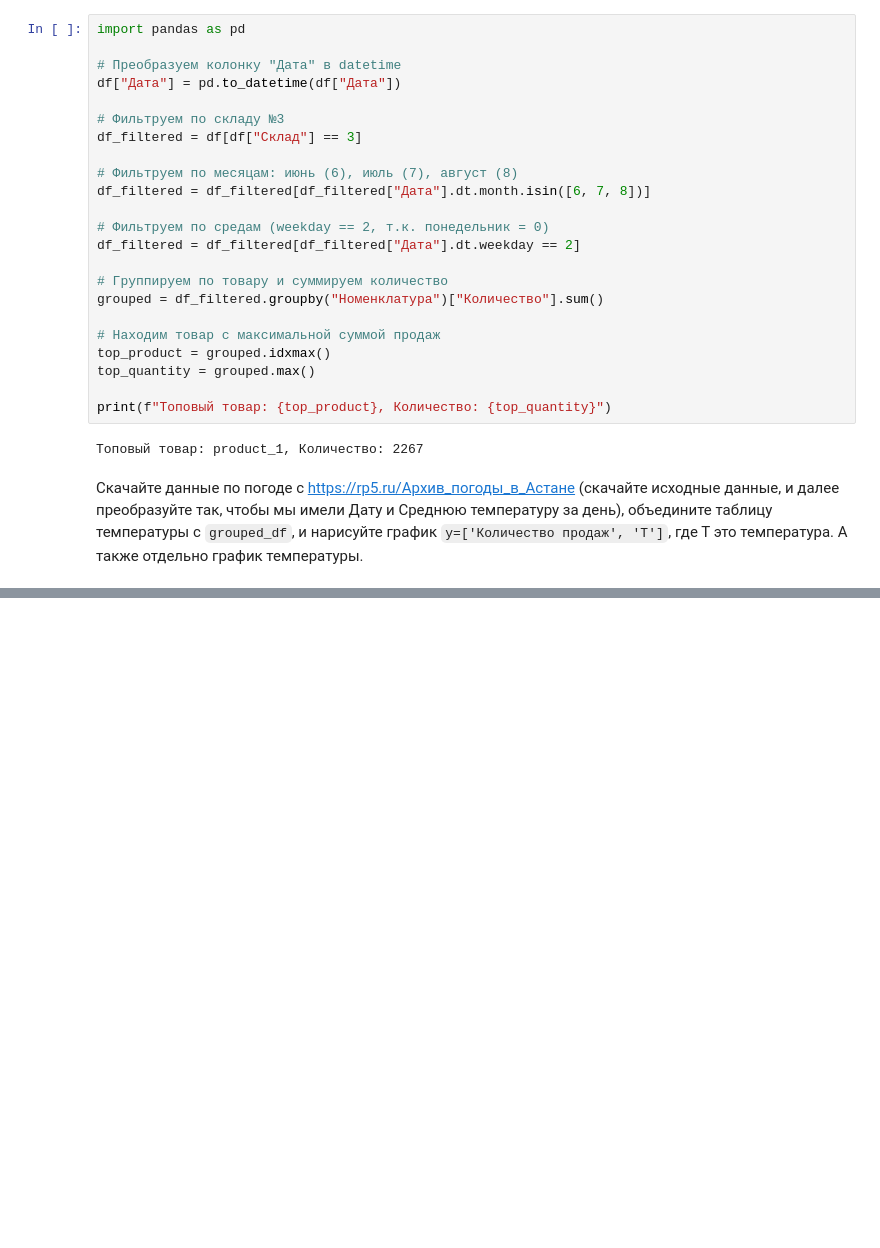
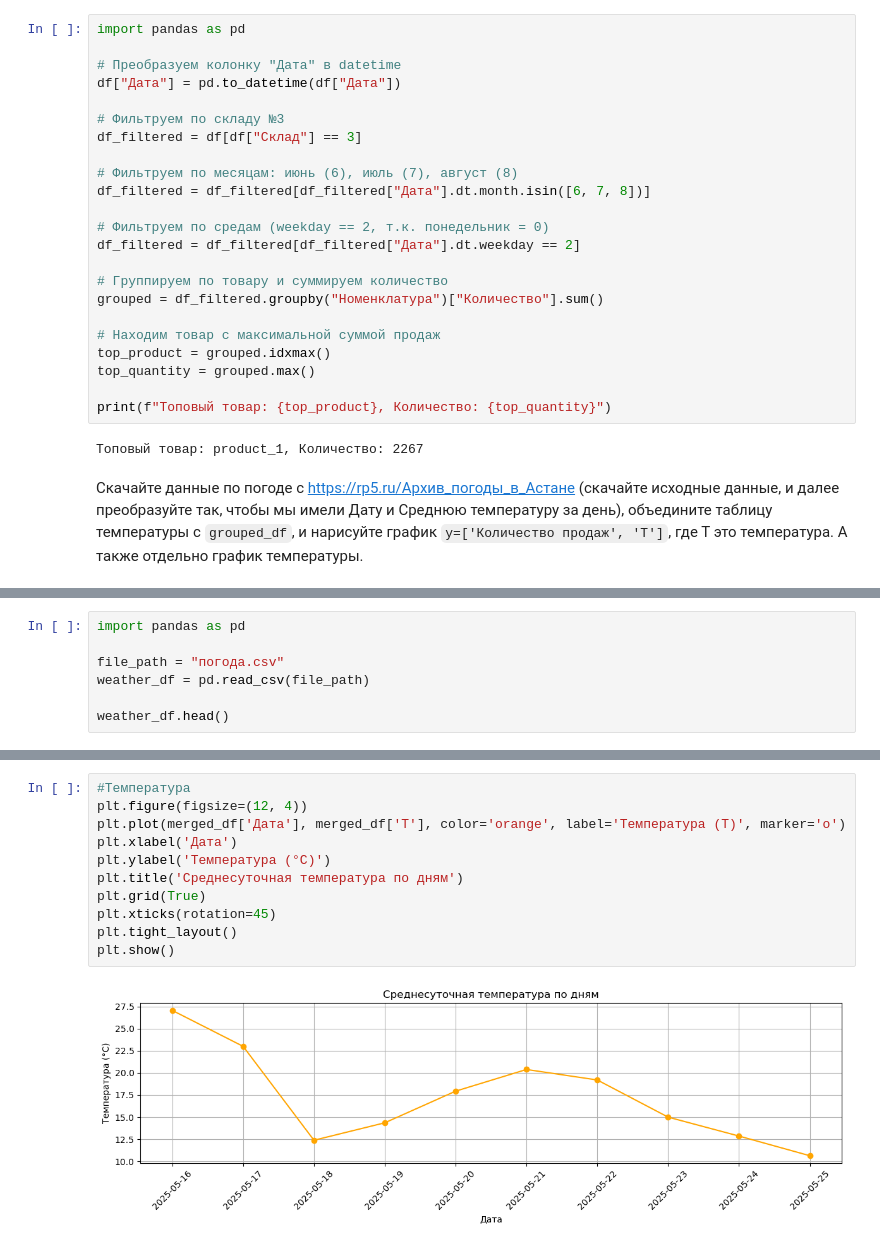
Before and after one commit to sarykip/Project_Pyton, a Jupyter notebook: Блок 3.ipynb, the cells around one changed output, grey strips where cells are left out. Cells and saved outputs as stored; diff of their text form; blank space fills up the shorter version.

```diff
--- a/Блок 3.ipynb
+++ b/Блок 3.ipynb
@@ -256,0 +175,7 @@ plt.show()
+# %%
+import pandas as pd
+
+file_path = "погода.csv"
+weather_df = pd.read_csv(file_path)
+
+weather_df.head()
@@ -256,0 +249,13 @@ plt.show()
+# %%
+#Температура
+plt.figure(figsize=(12, 4))
+plt.plot(merged_df['Дата'], merged_df['T'], color='orange', label='Температура (T)', marker='o')
+plt.xlabel('Дата')
+plt.ylabel('Температура (°C)')
+plt.title('Среднесуточная температура по дням')
+plt.grid(True)
+plt.xticks(rotation=45)
+plt.tight_layout()
+plt.show()
+# %% [output]
+[figure, added]
```
Also changed, not shown: parts of 11 cells of this notebook.
